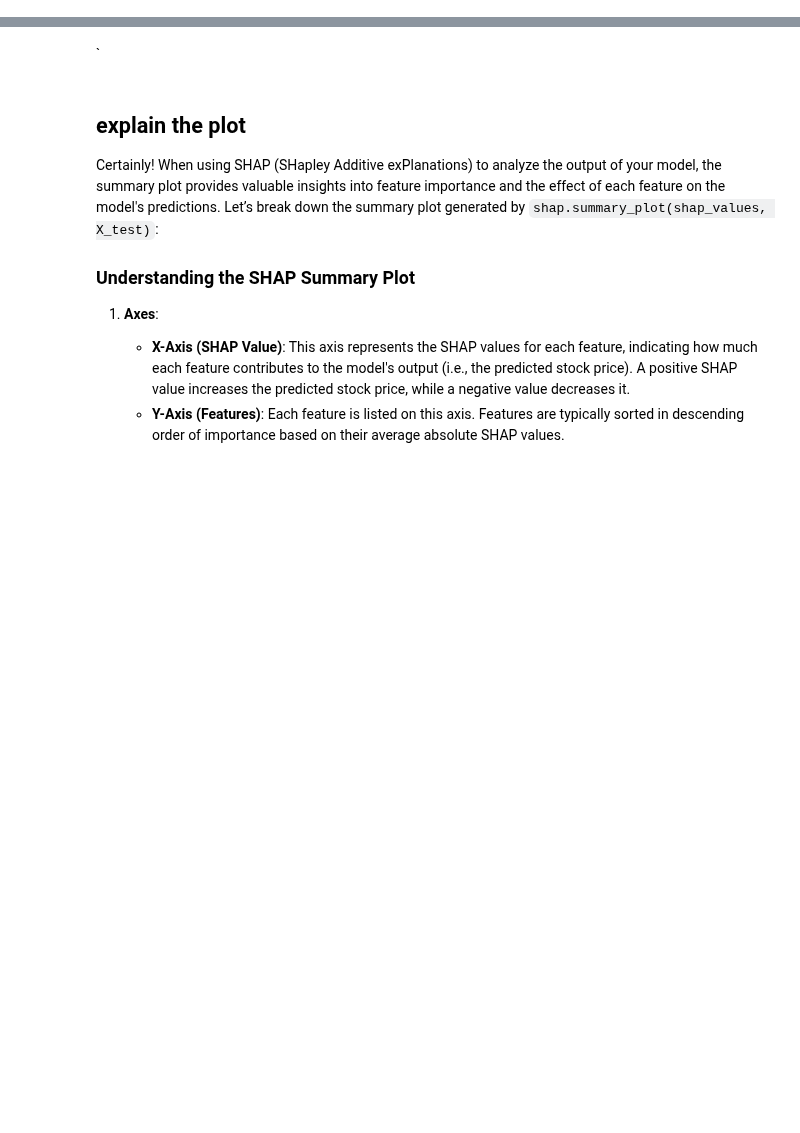
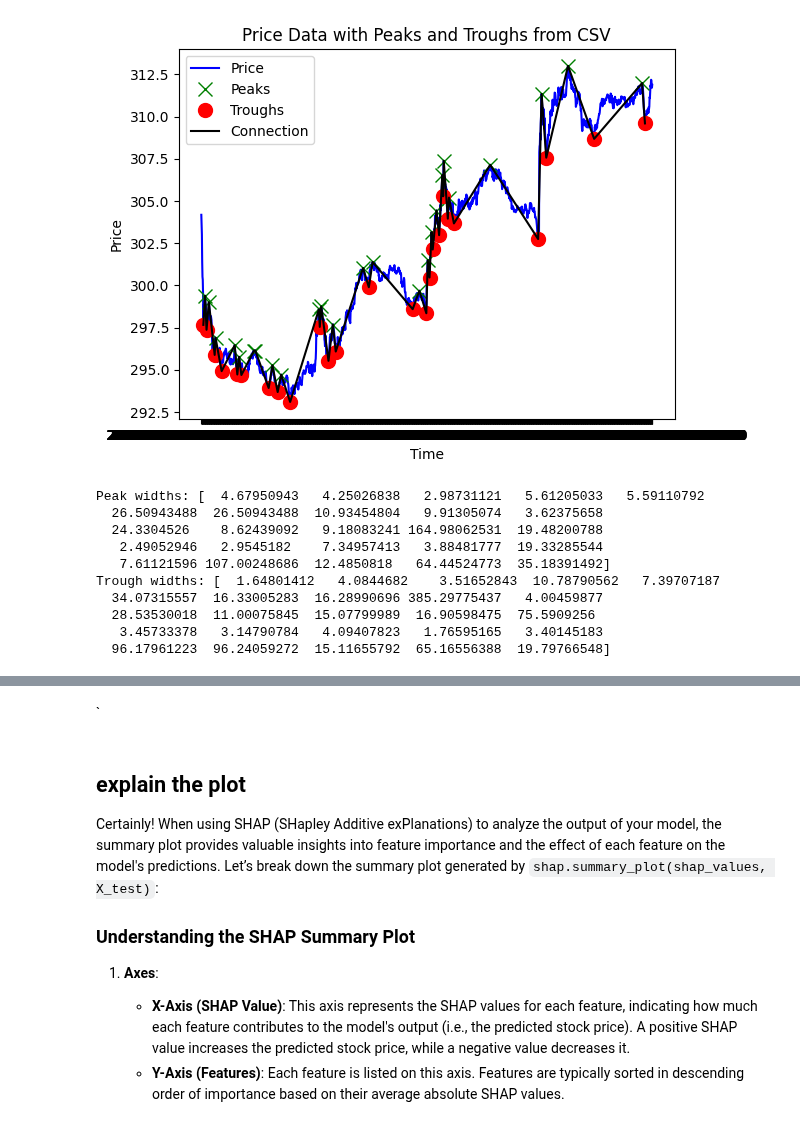
Before and after one commit to weip2008/LearnTorch, a Jupyter notebook: doc/stock.ipynb, the cells around one changed output, grey strips where cells are left out. Drawn from its saved outputs; the diff is of its cells as text; code cells hidden in the pictures; blank space fills up the shorter version.

Commit message:
use find_peaks() function defined in scipy.signal

```diff
--- a/doc/stock.ipynb
+++ b/doc/stock.ipynb
@@ -0,0 +1,53 @@
+# %%
+import pandas as pd
+import numpy as np
+import matplotlib.pyplot as plt
+from scipy.signal import find_peaks
+
+# Step 1: Read data from a CSV file
+# Replace 'your_data.csv' with the path to your CSV file
+df = pd.read_csv('../data/LULU_max_2024-05-28_2024-05-31_1m.csv')
+
+# Step 2: Assuming the CSV has 'Time' and 'Price' columns
+# If column names differ, replace 'Price' with the actual name in your CSV
+price_data = df['Close']
+
+# Step 3: Detect peaks with width adjustment
+peaks, properties = find_peaks(price_data, prominence=1, width=1.5)
+
+# Step 4: Detect troughs (inverted peaks)
+troughs, trough_properties = find_peaks(-price_data, prominence=1, width=1.5)
+# Combine and sort peaks and troughs by time
+extrema_indices = np.sort(np.concatenate((peaks, troughs)))
+# Step 5: Plot the data
+plt.plot(df['Datetime'], price_data, label="Price", color='blue')
+plt.plot(df['Datetime'][peaks], price_data[peaks], "x", label="Peaks", color="green", markersize=10)
+plt.plot(df['Datetime'][troughs], price_data[troughs], "o", label="Troughs", color="red", markersize=10)
+
+# Step 6: Draw lines connecting the peaks and troughs
+plt.plot(df['Datetime'][extrema_indices], price_data[extrema_indices], label="Connection", color="black", linestyle='-')
+
+# Add labels and legend
+plt.title("Price Data with Peaks and Troughs from CSV")
+plt.xlabel("Time")
+plt.ylabel("Price")
+plt.legend()
+
+# Show the plot
+plt.show()
+
+# Print widths of peaks and troughs (optional)
+print("Peak widths:", properties['widths'])
+print("Trough widths:", trough_properties['widths'])
+# %% [output]
+[figure, added]
+Peak widths: [  4.67950943   4.25026838   2.98731121   5.61205033   5.59110792
+  26.50943488  26.50943488  10.93454804   9.91305074   3.62375658
+  24.3304526    8.62439092   9.18083241 164.98062531  19.48200788
+   2.49052946   2.9545182    7.34957413   3.88481777  19.33285544
+   7.61121596 107.00248686  12.4850818   64.44524773  35.18391492]
+Trough widths: [  1.64801412   4.0844682    3.51652843  10.78790562   7.39707187
+  34.07315557  16.33005283  16.28990696 385.29775437   4.00459877
+  28.53530018  11.00075845  15.07799989  16.90598475  75.5909256
+   3.45733378   3.14790784   4.09407823   1.76595165   3.40145183
+  96.17961223  96.24059272  15.11655792  65.16556388  19.79766548]
```
Also changed, not shown: parts of 2 cells of this notebook, 2 other files.
